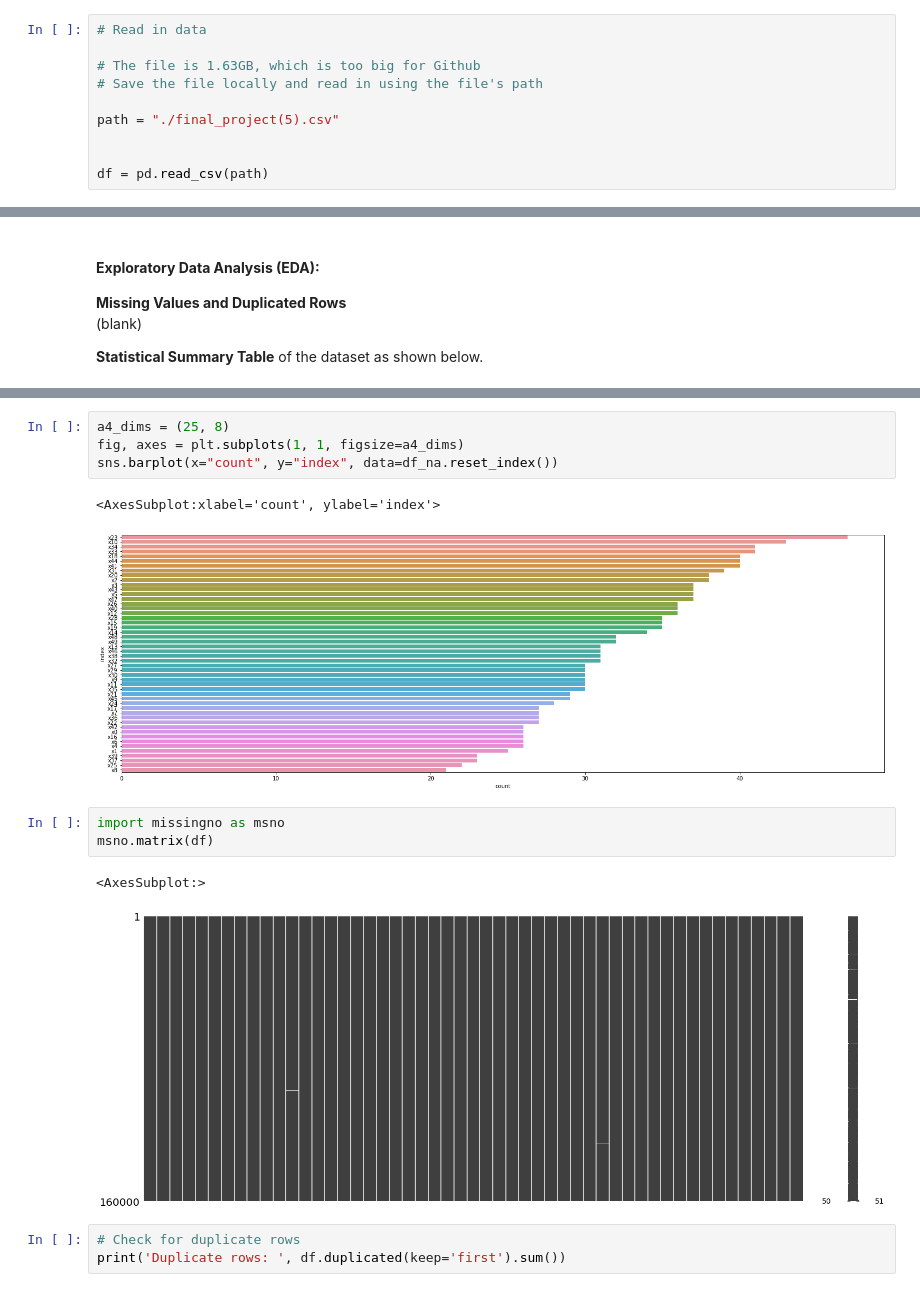
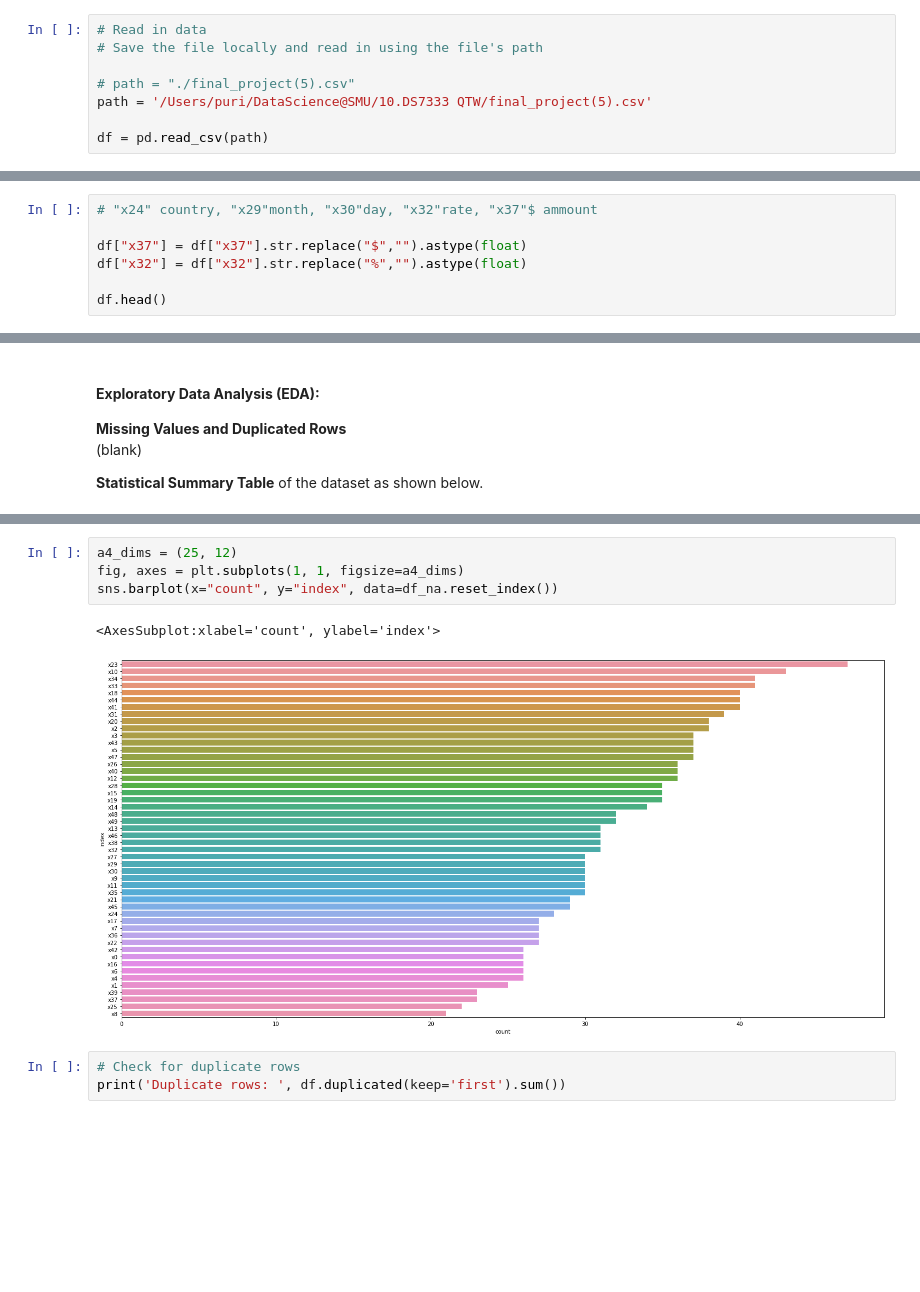
Before and after one commit to JosephLazarus/QTW, a Jupyter notebook: Case Study 7/CaseStudy7_Final.ipynb, the cells around one changed output, grey strips where cells are left out. Saved outputs shown, nothing was run; the diff lists cells and outputs as text; blank space fills up the shorter version.

```diff
--- a/Case Study 7/CaseStudy7_Final.ipynb
+++ b/Case Study 7/CaseStudy7_Final.ipynb
@@ -40,12 +45,10 @@ import seaborn as sns
     - *64,197* observations for '1' or Detection class
 # %%
 # Read in data
-
-# The file is 1.63GB, which is too big for Github
 # Save the file locally and read in using the file's path
 
-path = "./final_project(5).csv"
-
+# path = "./final_project(5).csv"
+path = '/Users/puri/DataScience@SMU/10.DS7333 QTW/final_project(5).csv'
 
 df = pd.read_csv(path)
 # %%
@@ -83,0 +99,7 @@ memory usage: 62.3+ MB
+# %%
+# "x24" country, "x29"month, "x30"day, "x32"rate, "x37"$ ammount
+
+df["x37"] = df["x37"].str.replace("$","").astype(float)
+df["x32"] = df["x32"].str.replace("%","").astype(float)
+
+df.head()
@@ -130,16 +154,10 @@ df_na
 # %%
-a4_dims = (25, 8)
+a4_dims = (25, 12)
 fig, axes = plt.subplots(1, 1, figsize=a4_dims)
 sns.barplot(x="count", y="index", data=df_na.reset_index())
 # %% [output]
 <AxesSubplot:xlabel='count', ylabel='index'>
-[figure, old version]
+[figure, new version]
-# %%
-import missingno as msno
-msno.matrix(df)
-# %% [output]
-<AxesSubplot:>
-[figure, removed]
 # %%
 # Check for duplicate rows
 print('Duplicate rows: ', df.duplicated(keep='first').sum())
```
Also changed, not shown: parts of 56 cells of this notebook, 1 other file.
